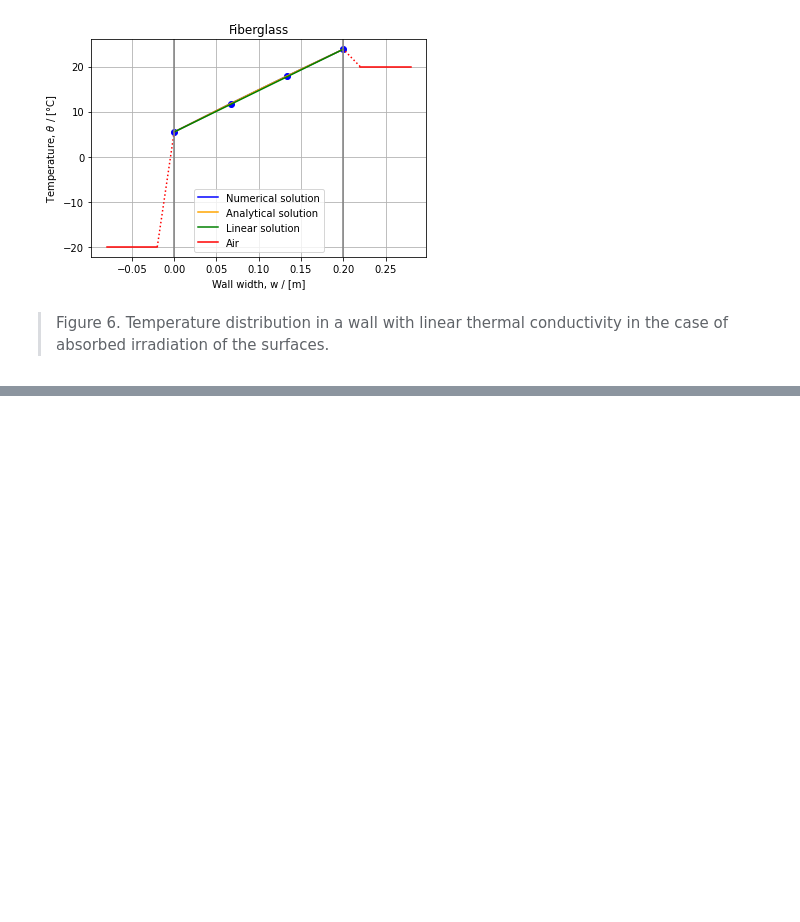
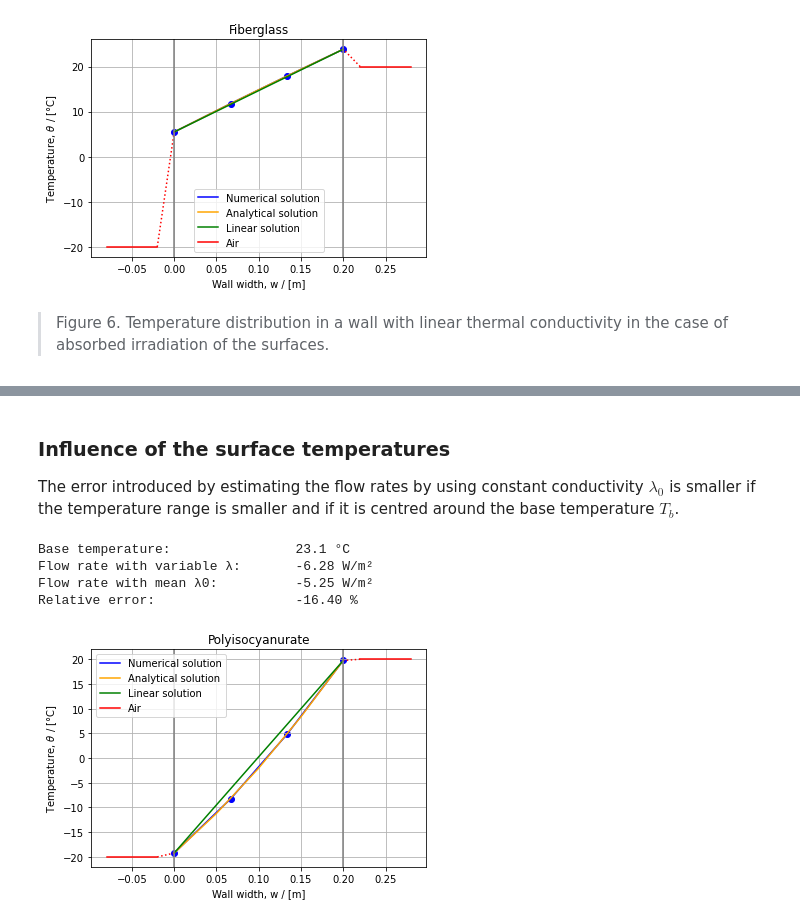
Before and after one commit to cghiaus/var_cond, a Jupyter notebook: notebooks/03_wall_steady.ipynb, the cells around one changed output, grey strips where cells are left out. Cells and saved outputs as stored; diff of their text form; code cells hidden in the pictures; blank space fills up the shorter version.

```diff
--- a/notebooks/03_wall_steady.ipynb
+++ b/notebooks/03_wall_steady.ipynb
@@ -242,0 +259,45 @@ Relative error:                  2.40 %
+# %%
+# Quadratic model
+Tb = None                   # °C, mean (base) temperature
+
+# fitted λ(T) = a·T² + b·T + c
+conductivity_poly = 8.364e-06, -3.857e-04, 3.128e-02
+deg = 2
+material = 'Polyisocyanurate'
+# %% [markdown]
+### Influence of the surface temperatures
+
+The error introduced by estimating the flow rates by using constant conductivity $\lambda_0$ is smaller if the temperature range is smaller and if it is centred around the base temperature $T_b$.
+# %%
+air_temp = -20, 20
+flow_surf = 0, 0
+
+q, conductivity_model, surf_temp = var_cond.wall_sim(
+    width, mesh,
+    air_temp, flow_surf, conv_coef,
+    Tb, conductivity_poly, deg,
+    material)
+
+λ0, β, Tb, deg = conductivity_model
+
+A = np.array([[1, 0],
+              [-1, 1],
+              [0, -1]])
+G = np.diag([conv_coef[0], λ0 / width, conv_coef[1]])
+b = np.array([air_temp[0], 0, -air_temp[1]])
+f = np.array([flow_surf[0], flow_surf[1]])
+
+θ_m = np.linalg.inv(A.T @ G @ A) @ (A.T @ G @ b + f)
+q_m = G @ (-A @ θ_m + b)
+
+ε = (q_m[1] - q[1]) / q[1]
+print(f'Base temperature: \t\t {Tb:.1f} °C')
+print(f'Flow rate with variable λ: \t {q[1]:.2f} W/m²')
+print(f'Flow rate with mean λ0: \t {q_m[1]:.2f} W/m²')
+print(f'Relative error: \t\t {ε*100:.2f} %')
+# %% [output]
+Base temperature:                23.1 °C
+Flow rate with variable λ:       -6.28 W/m²
+Flow rate with mean λ0:          -5.25 W/m²
+Relative error:                  -16.40 %
+[figure, added]
```
Also changed, not shown: parts of 18 cells of this notebook, 2 other files.
